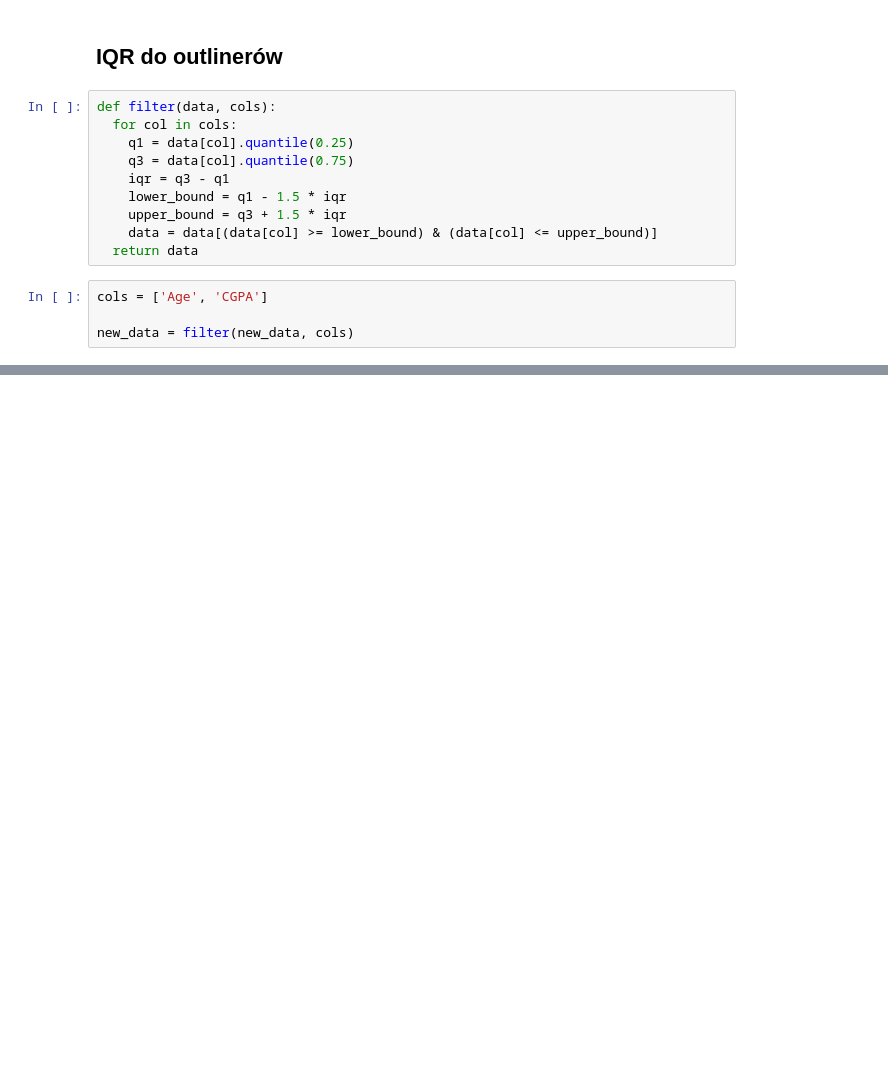
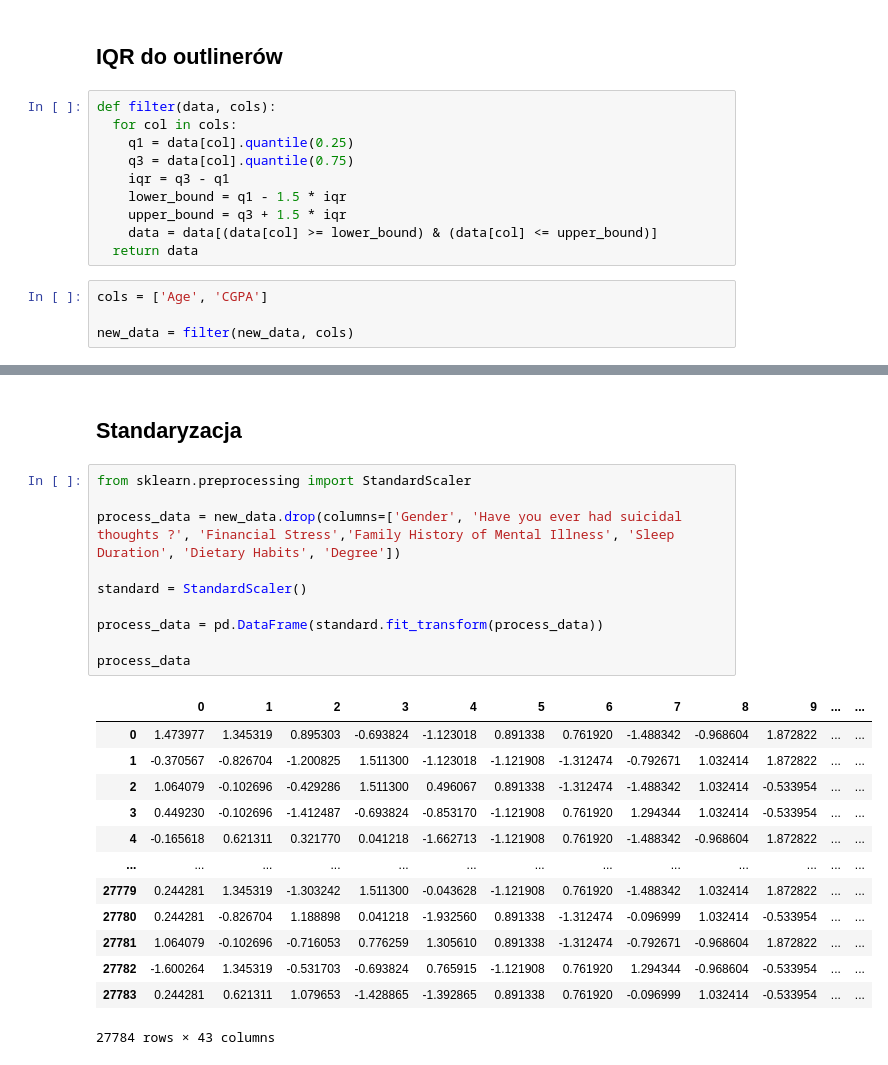
Before and after one commit to Suleyyy/ML_Depresja, a Jupyter notebook: Klasyfikacja_depresji.ipynb, the cells around one changed output, grey strips where cells are left out. Cells and saved outputs as stored; diff of their text form; blank space fills up the shorter version.

Commit message:
standaryzacja

```diff
--- a/Klasyfikacja_depresji.ipynb
+++ b/Klasyfikacja_depresji.ipynb
@@ -303,0 +328,26 @@ cgpa_plot(new_data)
+# %% [markdown]
+<h2>Standaryzacja
+# %%
+from sklearn.preprocessing import StandardScaler
+
+process_data = new_data.drop(columns=['Gender', 'Have you ever had suicidal thoughts ?', 'Financial Stress','Family History of Mental Illness', 'Sleep Duration', 'Dietary Habits', 'Degree'])
+
+standard = StandardScaler()
+
+process_data = pd.DataFrame(standard.fit_transform(process_data))
+
+process_data
+# %% [output]
+|  | 0 | 1 | 2 | 3 | 4 | 5 | 6 | 7 | 8 | 9 | ... | ... |
+| 0 | 1.473977 | 1.345319 | 0.895303 | -0.693824 | -1.123018 | 0.891338 | 0.761920 | -1.488342 | -0.968604 | 1.872822 | ... | ... |
+| 1 | -0.370567 | -0.826704 | -1.200825 | 1.511300 | -1.123018 | -1.121908 | -1.312474 | -0.792671 | 1.032414 | 1.872822 | ... | ... |
+| 2 | 1.064079 | -0.102696 | -0.429286 | 1.511300 | 0.496067 | 0.891338 | -1.312474 | -1.488342 | 1.032414 | -0.533954 | ... | ... |
+| 3 | 0.449230 | -0.102696 | -1.412487 | -0.693824 | -0.853170 | -1.121908 | 0.761920 | 1.294344 | 1.032414 | -0.533954 | ... | ... |
+| 4 | -0.165618 | 0.621311 | 0.321770 | 0.041218 | -1.662713 | -1.121908 | 0.761920 | -1.488342 | -0.968604 | 1.872822 | ... | ... |
+| ... | ... | ... | ... | ... | ... | ... | ... | ... | ... | ... | ... | ... |
+| 27779 | 0.244281 | 1.345319 | -1.303242 | 1.511300 | -0.043628 | -1.121908 | 0.761920 | -1.488342 | 1.032414 | 1.872822 | ... | ... |
+| 27780 | 0.244281 | -0.826704 | 1.188898 | 0.041218 | -1.932560 | 0.891338 | -1.312474 | -0.096999 | 1.032414 | -0.533954 | ... | ... |
+| 27781 | 1.064079 | -0.102696 | -0.716053 | 0.776259 | 1.305610 | 0.891338 | -1.312474 | -0.792671 | -0.968604 | 1.872822 | ... | ... |
+| 27782 | -1.600264 | 1.345319 | -0.531703 | -0.693824 | 0.765915 | -1.121908 | 0.761920 | 1.294344 | -0.968604 | -0.533954 | ... | ... |
+| 27783 | 0.244281 | 0.621311 | 1.079653 | -1.428865 | -1.392865 | 0.891338 | 0.761920 | -0.096999 | 1.032414 | -0.533954 | ... | ... |
+27784 rows × 43 columns
```
Also changed, not shown: parts of 6 cells of this notebook.
